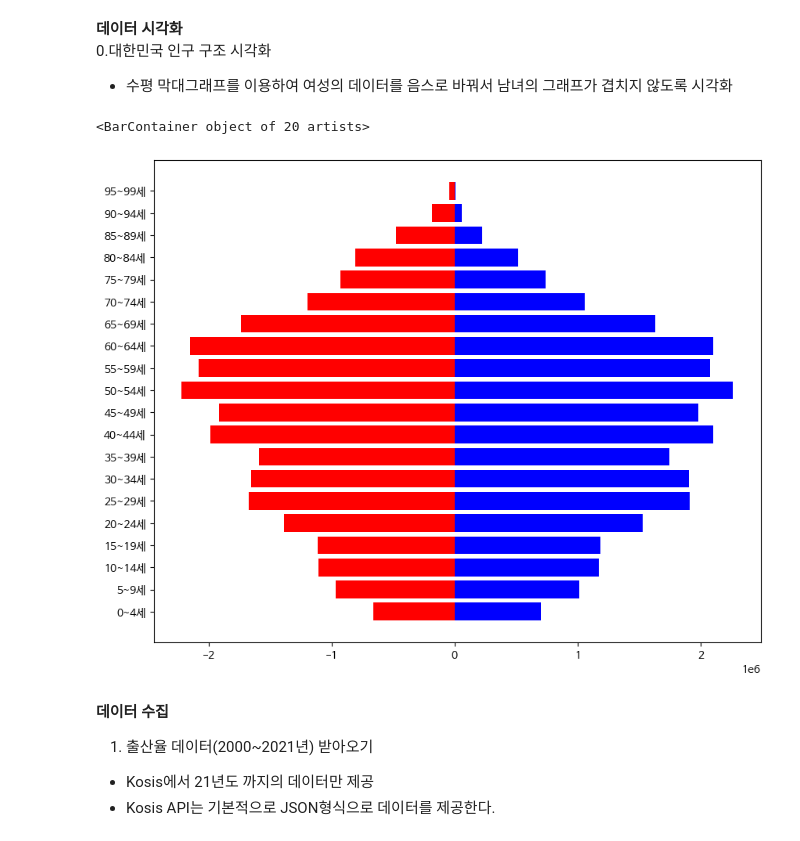
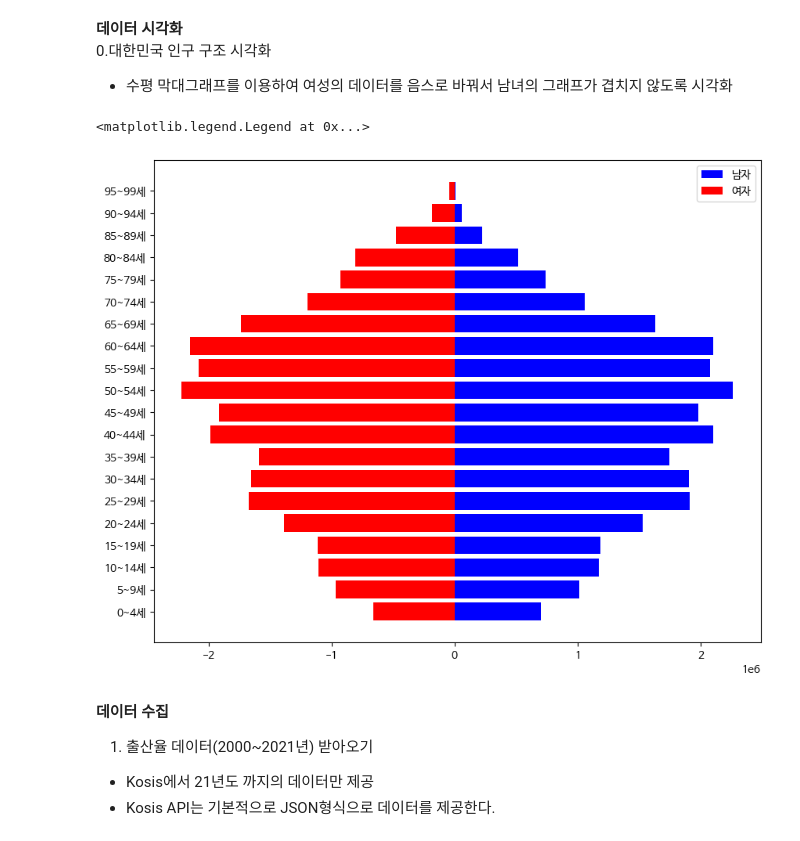
Before and after one commit to MCK-OOTS/DataVisualization, a Jupyter notebook: DataVisualization.ipynb, the cells around one changed output. Saved outputs shown, nothing was run; the diff lists cells and outputs as text; code cells hidden in the pictures.

```diff
--- a/DataVisualization.ipynb
+++ b/DataVisualization.ipynb
@@ -110,11 +110,13 @@ Name: DT, dtype: int64
 # %%
 # 피라미드 형식으로 시각화 (여성 데이터를 음수로 바꿔서 왼쪽에 표시)
 plt.figure(figsize=(10, 8))
 plt.barh(male_population.index, male_population, color='blue', label='남자')
 plt.barh(female_population.index, -female_population, color='red', label='여자')
+#범례 추가
+plt.legend()
 # %% [output]
-<BarContainer object of 20 artists>
+<matplotlib.legend.Legend at 0x...>
-[figure, old version]
+[figure, new version]
 # %% [markdown]
 **데이터 수집**<br>
 1. 출산율 데이터(2000~2021년) 받아오기
```
